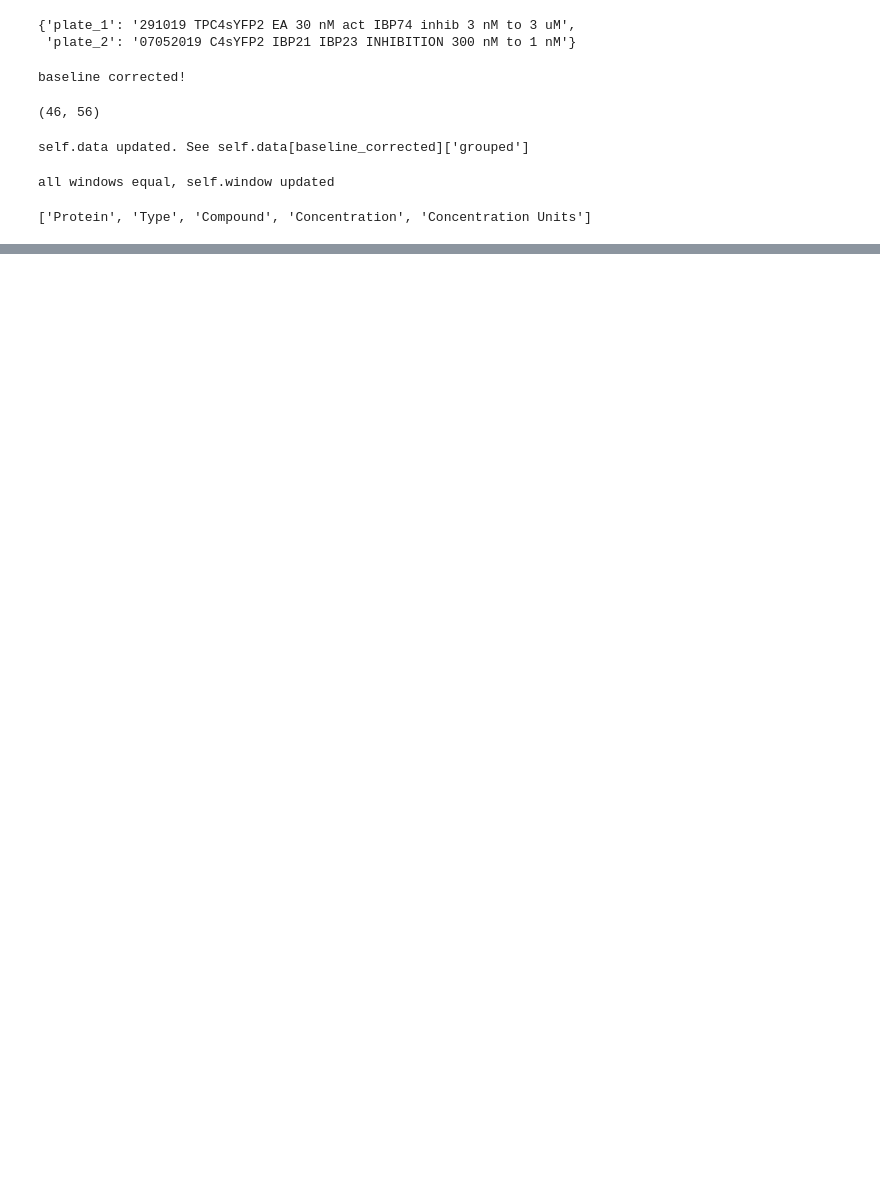
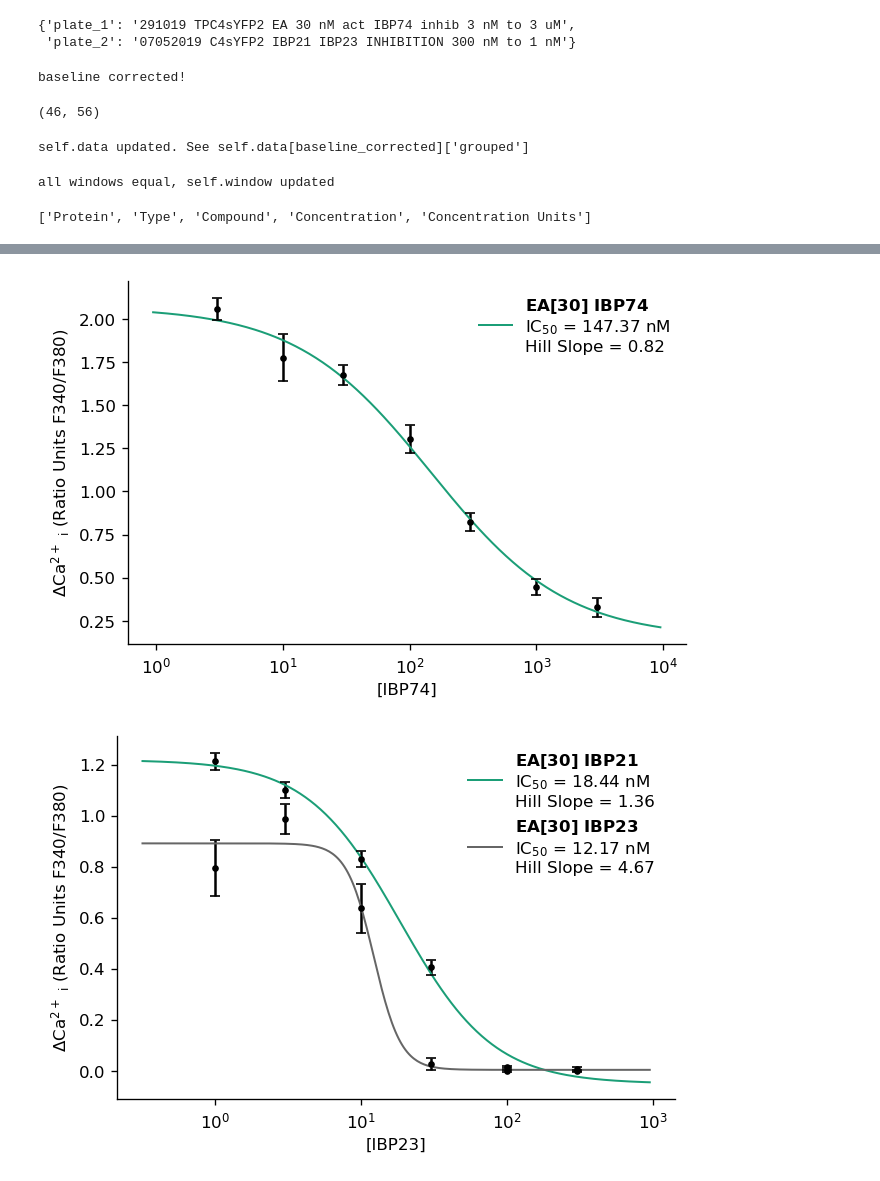
Before and after one commit to lawrencecollins/Ca-Flex-Analysis, a Jupyter notebook: Week 7 test .ipynb, the cells around one changed output, grey strips where cells are left out. Cells and saved outputs as stored; diff of their text form; code cells hidden in the pictures; blank space fills up the shorter version.

```diff
--- a/Week 7 test .ipynb
+++ b/Week 7 test .ipynb
@@ -61,0 +110,5 @@ data
+# %%
+plates.plot_curve('ic50', combine = True)
+# %% [output]
+[figure, added]
+[figure, added]
```
Also changed, not shown: parts of 5 cells of this notebook, 2 other files.
